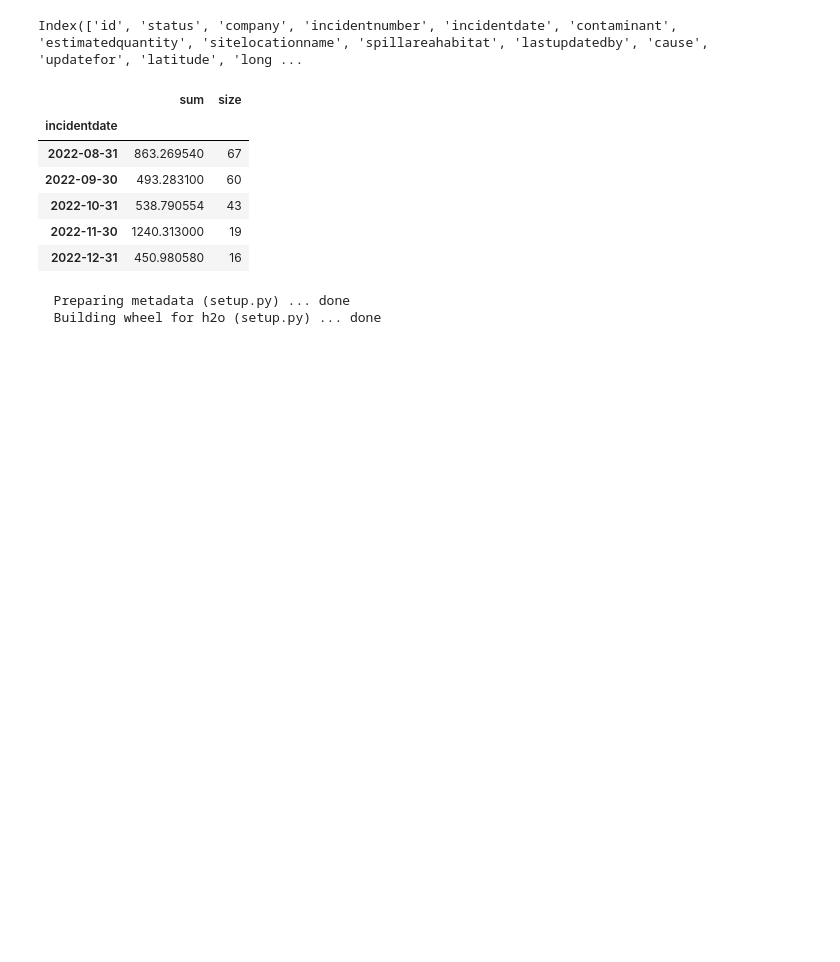
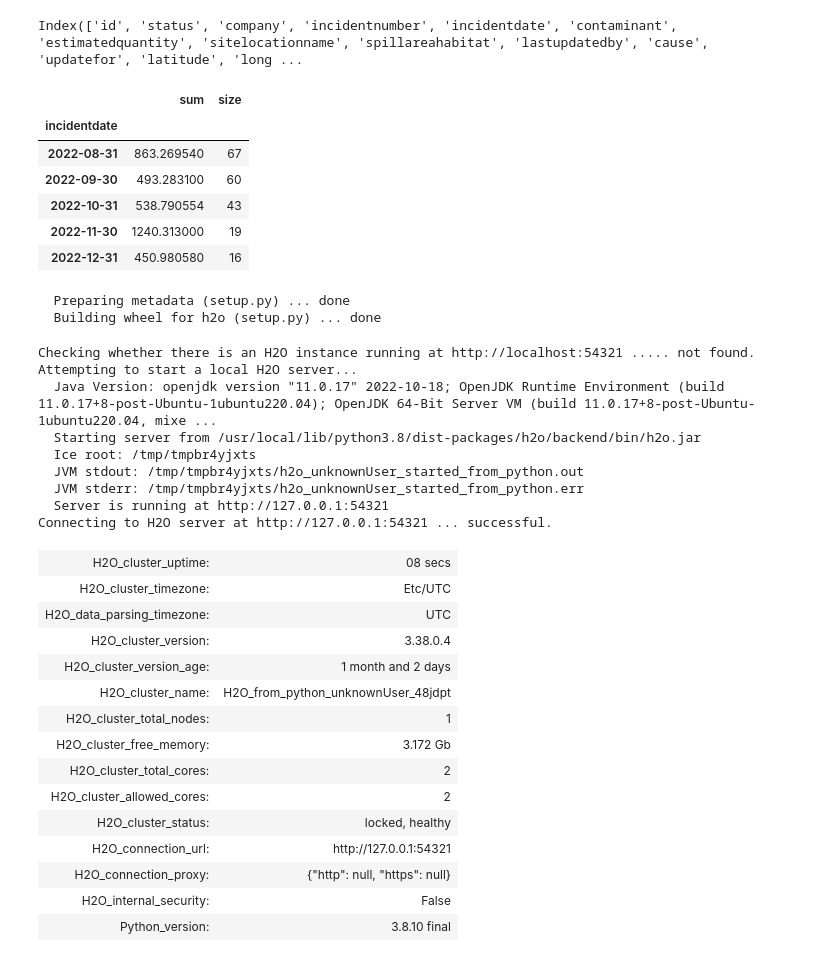
Before and after one commit to fitditcorp4/research, a Jupyter notebook: weekly_dataset02022023.ipynb, the cells around one changed output. Saved outputs shown, nothing was run; the diff lists cells and outputs as text; code cells hidden in the pictures; blank space fills up the shorter version.

```diff
--- a/weekly_dataset02022023.ipynb
+++ b/weekly_dataset02022023.ipynb
@@ -254,0 +256,28 @@ import h2o
+# %%
+# Start the H2O cluster (locally)
+h2o.init()
+# %% [output]
+Checking whether there is an H2O instance running at http://localhost:54321 ..... not found.
+Attempting to start a local H2O server...
+  Java Version: openjdk version "11.0.17" 2022-10-18; OpenJDK Runtime Environment (build 11.0.17+8-post-Ubuntu-1ubuntu220.04); OpenJDK 64-Bit Server VM (build 11.0.17+8-post-Ubuntu-1ubuntu220.04, mixe ...
+  Starting server from /usr/local/lib/python3.8/dist-packages/h2o/backend/bin/h2o.jar
+  Ice root: /tmp/tmpbr4yjxts
+  JVM stdout: /tmp/tmpbr4yjxts/h2o_unknownUser_started_from_python.out
+  JVM stderr: /tmp/tmpbr4yjxts/h2o_unknownUser_started_from_python.err
+  Server is running at http://127.0.0.1:54321
+Connecting to H2O server at http://127.0.0.1:54321 ... successful.
+| H2O_cluster_uptime: | 08 secs |
+| H2O_cluster_timezone: | Etc/UTC |
+| H2O_data_parsing_timezone: | UTC |
+| H2O_cluster_version: | 3.38.0.4 |
+| H2O_cluster_version_age: | 1 month and 2 days |
+| H2O_cluster_name: | H2O_from_python_unknownUser_48jdpt |
+| H2O_cluster_total_nodes: | 1 |
+| H2O_cluster_free_memory: | 3.172 Gb |
+| H2O_cluster_total_cores: | 2 |
+| H2O_cluster_allowed_cores: | 2 |
+| H2O_cluster_status: | locked, healthy |
+| H2O_connection_url: | http://127.0.0.1:54321 |
+| H2O_connection_proxy: | {"http": null, "https": null} |
+| H2O_internal_security: | False |
+| Python_version: | 3.8.10 final |
```
Also changed, not shown: parts of 2 cells of this notebook.
